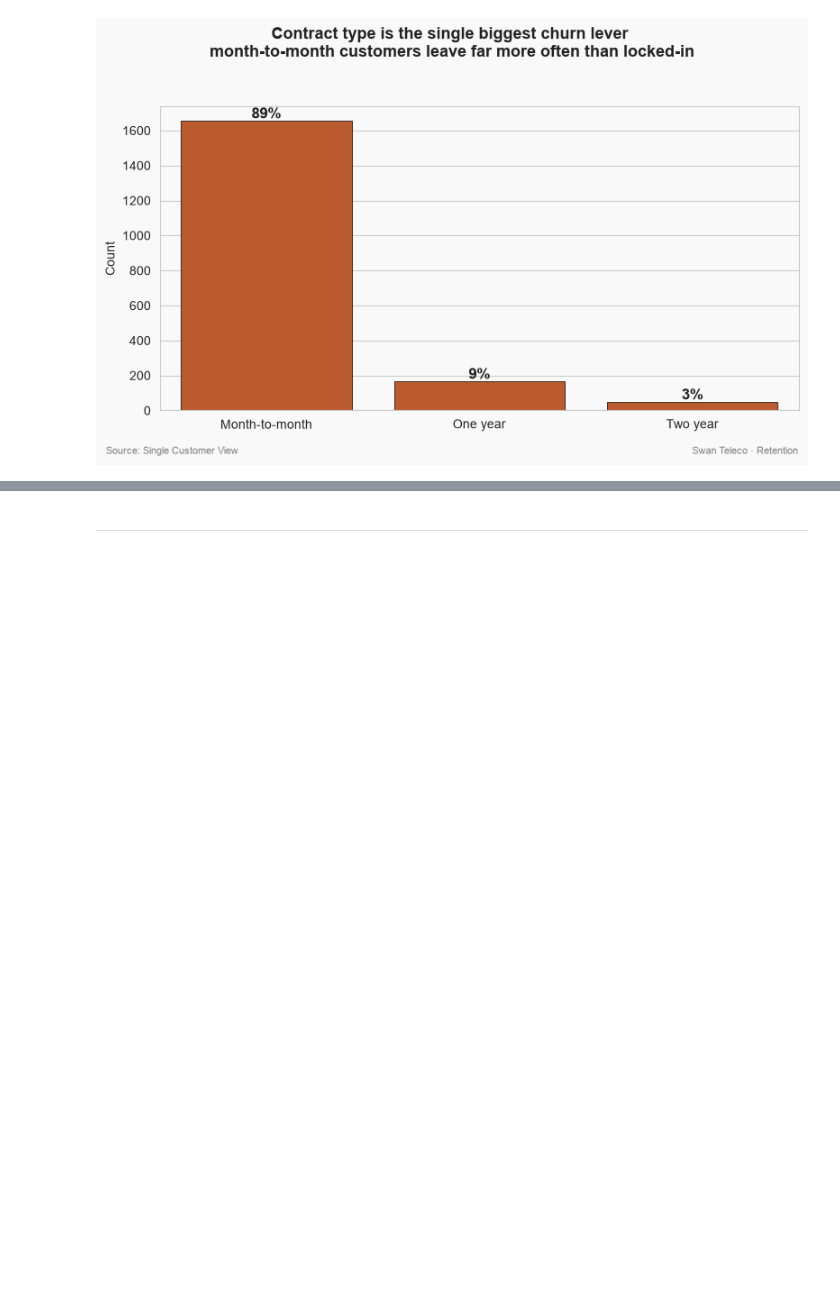
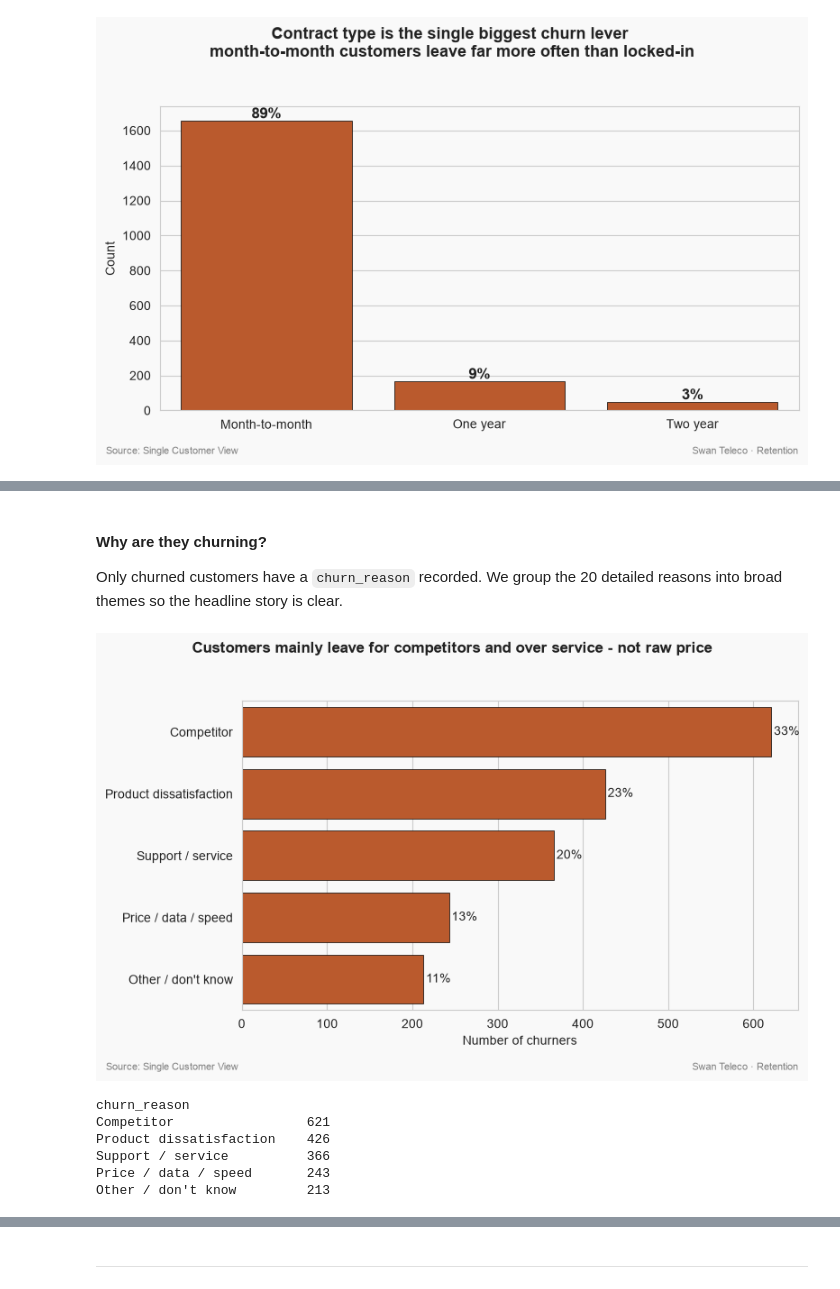
Before and after one commit to Sai-Bolla/SwanTeleco, a Jupyter notebook: eda-and-clustering.ipynb, the cells around one changed output, grey strips where cells are left out. Saved outputs shown, nothing was run; the diff lists cells and outputs as text; code cells hidden in the pictures; blank space fills up the shorter version.

```diff
--- a/eda-and-clustering.ipynb
+++ b/eda-and-clustering.ipynb
@@ -318,0 +441,55 @@ plt.show()
+# %% [markdown]
+#### Why are they churning?
+
+Only churned customers have a `churn_reason` recorded. We group the 20 detailed reasons into broad themes so the headline story is clear.
+# %%
+# Why are they churning? Group the detailed reasons into themes.
+churned = df[df['churn_value'] == 1]
+BG_COLOUR = '#f9f9f9'
+
+def reason_theme(reason):
+    r = str(reason).lower()
+    if 'competitor' in r:
+        return 'Competitor'
+    if 'attitude' in r or 'expertise' in r or 'support' in r:
+        return 'Support / service'
+    if 'price' in r or 'charges' in r or 'data' in r or 'speed' in r:
+        return 'Price / data / speed'
+    if 'dissatisfaction' in r or 'reliability' in r or 'self-service' in r or 'range of services' in r:
+        return 'Product dissatisfaction'
+    return "Other / don't know"
+
+reasons = churned['churn_reason'].dropna()
+theme_counts = reasons.map(reason_theme).value_counts()
+
+fig, ax = plt.subplots(figsize=(8, 5))
+fig.patch.set_facecolor(BG_COLOUR)
+ax.set_facecolor(BG_COLOUR)
+
+sns.barplot(x=theme_counts.values, y=theme_counts.index, color=PALETTE[2],
+            ax=ax, edgecolor='black', linewidth=0.5)
+for i, v in enumerate(theme_counts.values):
+    ax.text(v + 3, i, f'{v / len(reasons) * 100:.0f}%', va='center', fontsize=10, color='#222222')
+
+ax.set_xlabel('Number of churners', color='#222222')
+ax.set_ylabel('')
+ax.tick_params(colors='#222222')
+for spine in ax.spines.values():
+    spine.set_color('#cccccc')
+
+fig.suptitle('Customers mainly leave for competitors and over service - not raw price',
+             fontsize=12, fontweight='bold', color='#222222', x=0.5, y=0.97)
+fig.text(0.02, 0.02, 'Source: Single Customer View', fontsize=8, color='grey')
+fig.text(0.98, 0.02, 'Swan Teleco \u00b7 Retention', fontsize=8, color='grey', ha='right')
+plt.tight_layout(rect=[0, 0.04, 1, 0.93])
+plt.show()
+
+print(theme_counts.to_string())
+# %% [output]
+[figure, added]
+churn_reason
+Competitor                 621
+Product dissatisfaction    426
+Support / service          366
+Price / data / speed       243
+Other / don't know         213
```
Also changed, not shown: parts of 31 cells of this notebook, 11 other files.
